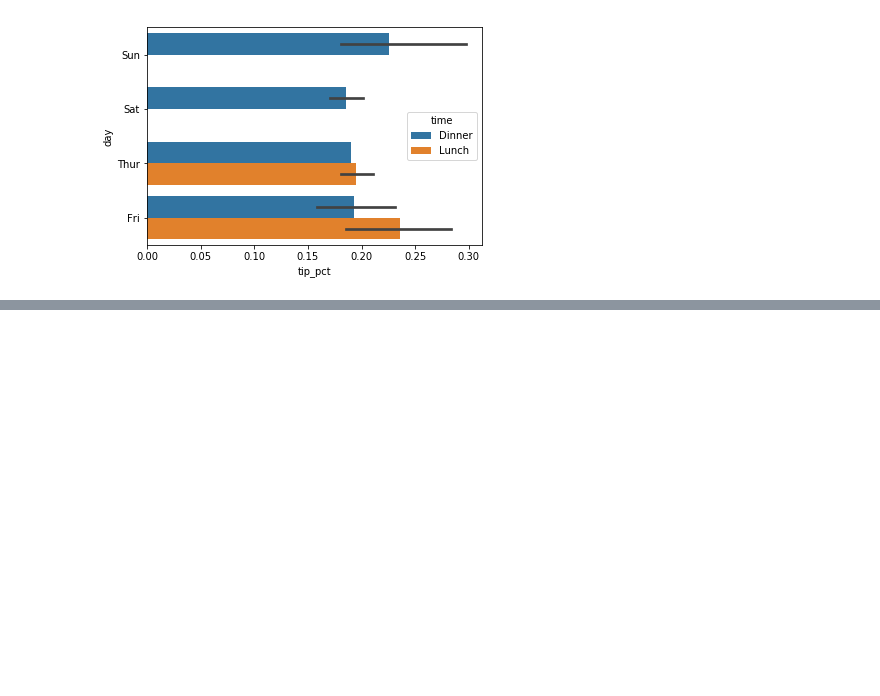
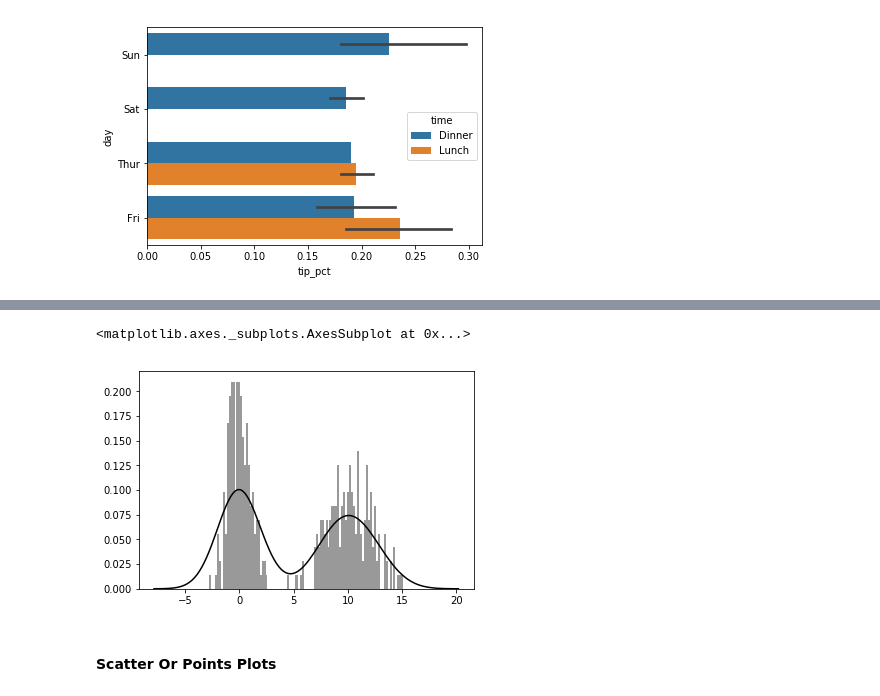
Before and after one commit to AvinashDamodaran/Python-For-for-Data-Analysis-By-Wes-McKinney, a Jupyter notebook: Visualization.ipynb, the cells around one changed output, grey strips where cells are left out. Cells and saved outputs as stored; diff of their text form; code cells hidden in the pictures; blank space fills up the shorter version.

```diff
--- a/Visualization.ipynb
+++ b/Visualization.ipynb
@@ -245,0 +258,10 @@ sns.barplot(x='tip_pct', y='day', hue='time', data=tips, orient='h')
+# %%
+comp1=np.random.normal(0,1,size=200)
+comp2=np.random.normal(10,2,size=200)
+values=pd.Series(np.concatenate([comp1,comp2]))
+sns.distplot(values,bins=100,color='k')
+# %% [output]
+<matplotlib.axes._subplots.AxesSubplot at 0x...>
+[figure, added]
+# %% [markdown]
+#### Scatter Or Points Plots
```
Also changed, not shown: parts of 14 cells of this notebook.
